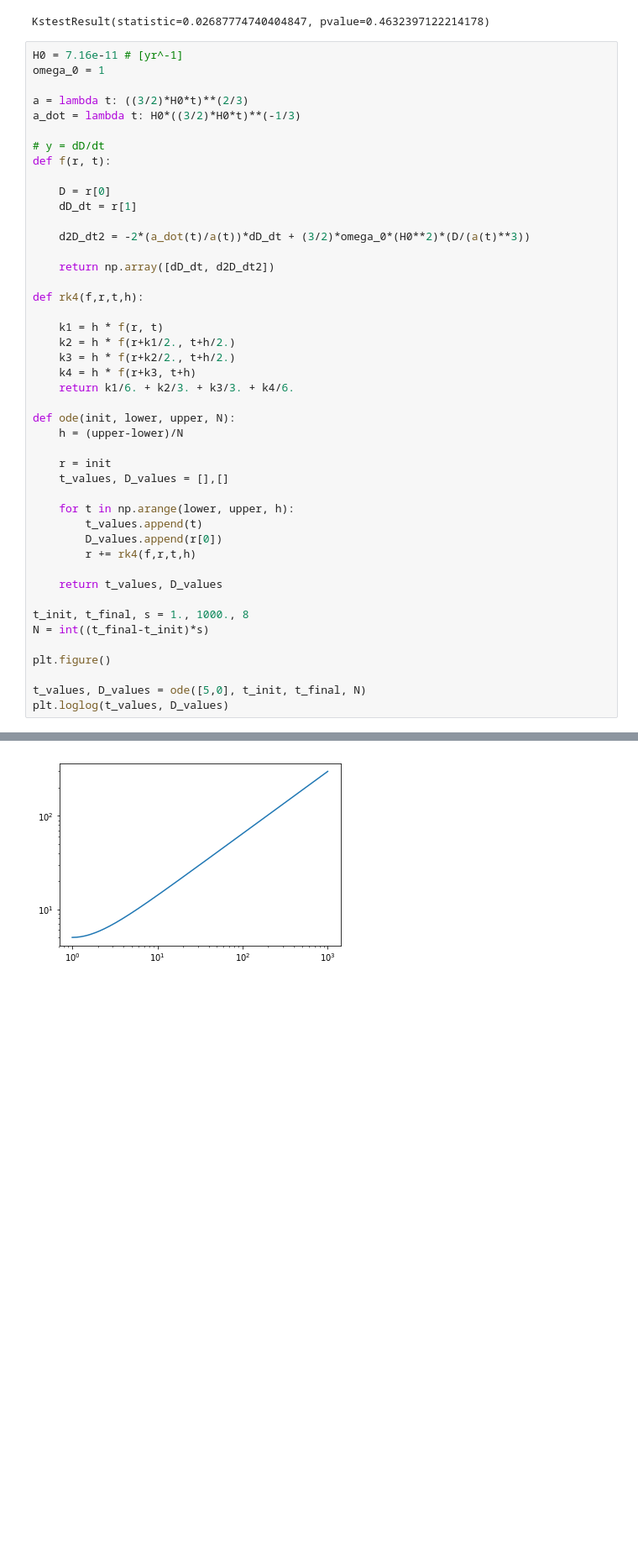
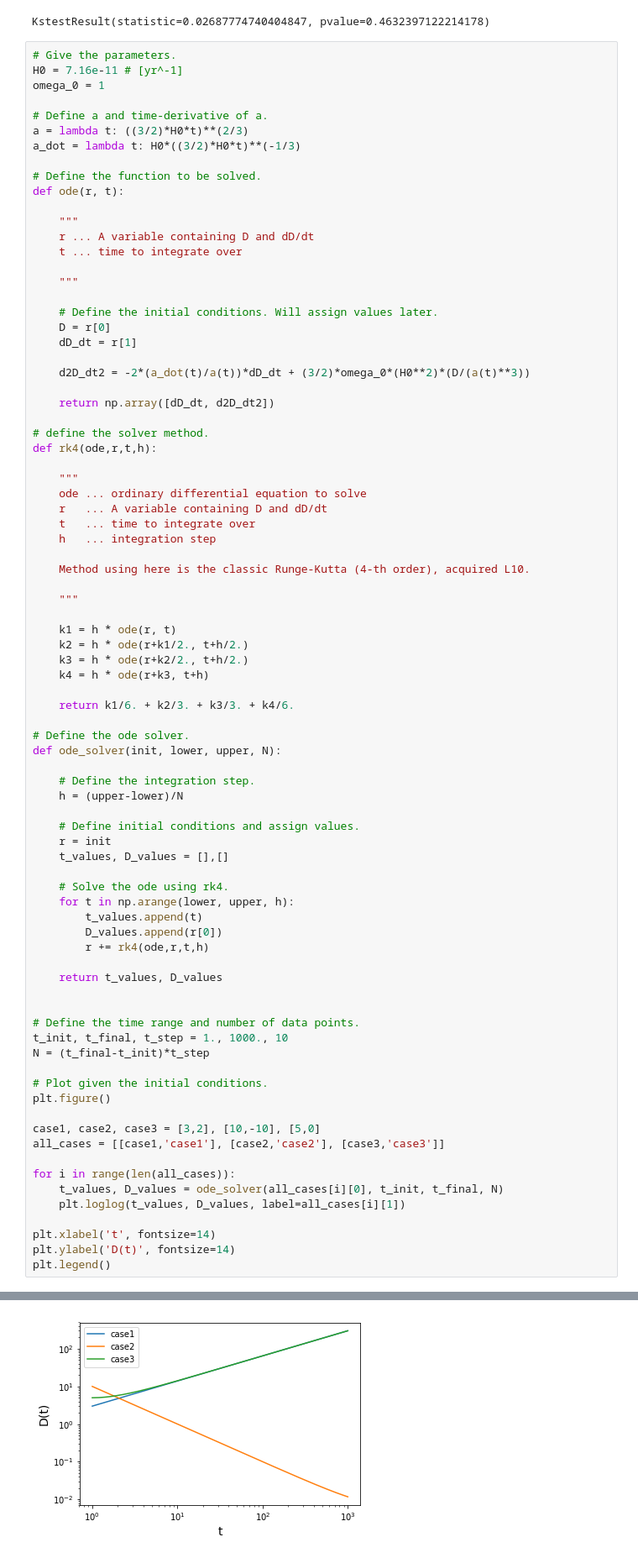
Before and after one commit to ruoyanwangdr/Numerical-Recipes-In-Astrophysics, a Jupyter notebook: Hand_in_exercise_2/handin2.ipynb, the cells around one changed output, grey strips where cells are left out. Shown at 84% size. Saved outputs shown, nothing was run; the diff lists cells and outputs as text; blank space fills up the shorter version.

Commit message:
Update integration

```diff
--- a/Hand_in_exercise_2/handin2.ipynb
+++ b/Hand_in_exercise_2/handin2.ipynb
@@ -134,15 +134,24 @@ print(kstest(normal, 'norm'))
 # %% [output]
 KstestResult(statistic=0.02687774740404847, pvalue=0.4632397122214178)
 # %%
+# Give the parameters.
 H0 = 7.16e-11 # [yr^-1]
 omega_0 = 1
 
+# Define a and time-derivative of a.
 a = lambda t: ((3/2)*H0*t)**(2/3)
 a_dot = lambda t: H0*((3/2)*H0*t)**(-1/3)
 
-# y = dD/dt
-def f(r, t):
+# Define the function to be solved.
+def ode(r, t):
 
+    """
+    r ... A variable containing D and dD/dt
+    t ... time to integrate over
+
+    """
+
+    # Define the initial conditions. Will assign values later.
     D = r[0]
     dD_dt = r[1]
 
@@ -150,32 +159,60 @@ def f(r, t):
 
     return np.array([dD_dt, d2D_dt2])
 
-def rk4(f,r,t,h):
+# define the solver method.
+def rk4(ode,r,t,h):
 
-    k1 = h * f(r, t)
-    k2 = h * f(r+k1/2., t+h/2.)
-    k3 = h * f(r+k2/2., t+h/2.)
-    k4 = h * f(r+k3, t+h)
+    """
+    ode ... ordinary differential equation to solve
+    r   ... A variable containing D and dD/dt
+    t   ... time to integrate over
+    h   ... integration step
+
+    Method using here is the classic Runge-Kutta (4-th order), acquired L10.
+
+    """
+
+    k1 = h * ode(r, t)
+    k2 = h * ode(r+k1/2., t+h/2.)
+    k3 = h * ode(r+k2/2., t+h/2.)
+    k4 = h * ode(r+k3, t+h)
+
     return k1/6. + k2/3. + k3/3. + k4/6.
 
-def ode(init, lower, upper, N):
+# Define the ode solver.
+def ode_solver(init, lower, upper, N):
+
+    # Define the integration step.
     h = (upper-lower)/N
 
+    # Define initial conditions and assign values.
     r = init
     t_values, D_values = [],[]
 
+    # Solve the ode using rk4.
     for t in np.arange(lower, upper, h):
         t_values.append(t)
         D_values.append(r[0])
-        r += rk4(f,r,t,h)
+        r += rk4(ode,r,t,h)
 
     return t_values, D_values
 
-t_init, t_final, s = 1., 1000., 8
-N = int((t_final-t_init)*s)
 
+# Define the time range and number of data points.
+t_init, t_final, t_step = 1., 1000., 10
+N = (t_final-t_init)*t_step
+
+# Plot given the initial conditions.
 plt.figure()
 
-t_values, D_values = ode([5,0], t_init, t_final, N)
-plt.loglog(t_values, D_values)
+case1, case2, case3 = [3,2], [10,-10], [5,0]
+all_cases = [[case1,'case1'], [case2,'case2'], [case3,'case3']]
+
+for i in range(len(all_cases)):
+    t_values, D_values = ode_solver(all_cases[i][0], t_init, t_final, N)
+    plt.loglog(t_values, D_values, label=all_cases[i][1])
+
+plt.xlabel('t', fontsize=14)
+plt.ylabel('D(t)', fontsize=14)
+plt.legend()
 # %% [output]
@@ -183 +220 @@ plt.loglog(t_values, D_values)
-[figure, old version]
+[figure, new version]
```
Also changed, not shown: parts of 8 cells of this notebook.
